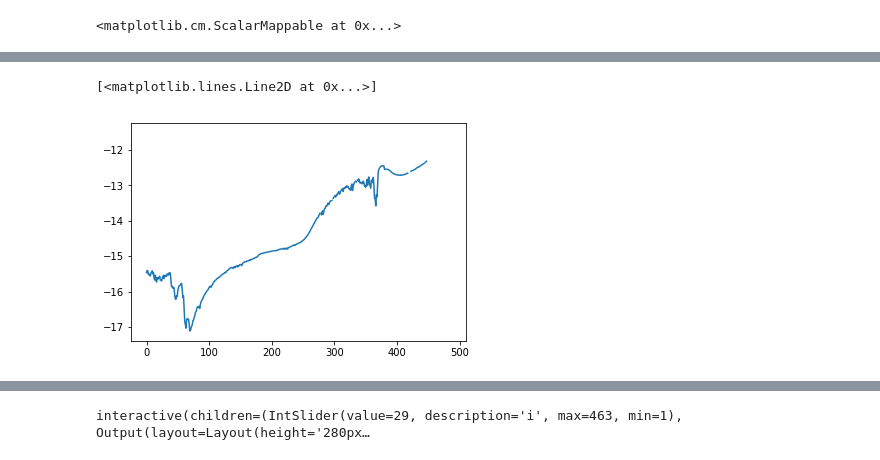
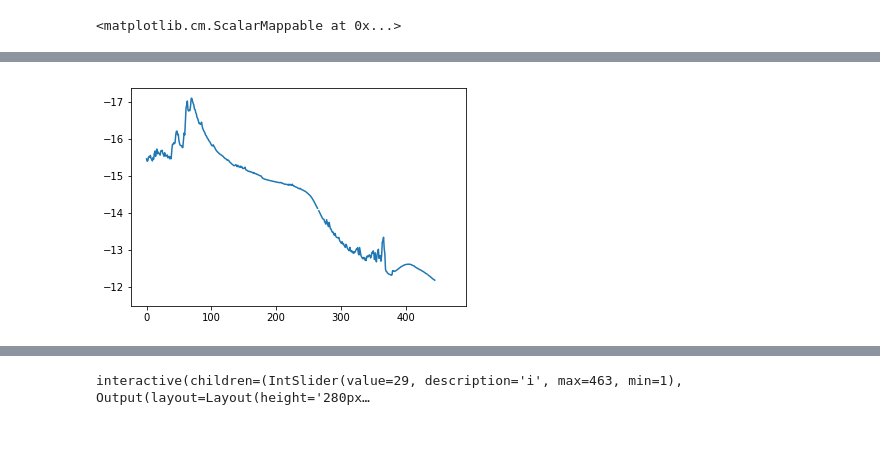
Before and after one commit to elehcim/simulation, a Jupyter notebook: ng_ana/ProfilesExplorer.ipynb, the cells around one changed output, grey strips where cells are left out. Saved outputs shown, nothing was run; the diff lists cells and outputs as text; code cells hidden in the pictures.

```diff
--- a/ng_ana/ProfilesExplorer.ipynb
+++ b/ng_ana/ProfilesExplorer.ipynb
@@ -109,5 +125,5 @@ plt.plot(tbl_l['ellip'])
 # %%
 plt.plot(tbl_l['mag_v'])
+plt.gca().invert_yaxis()
 # %% [output]
-[<matplotlib.lines.Line2D at 0x...>]
-[figure, old version]
+[figure, new version]
```
Also changed, not shown: parts of 12 cells of this notebook, 6 other files.
